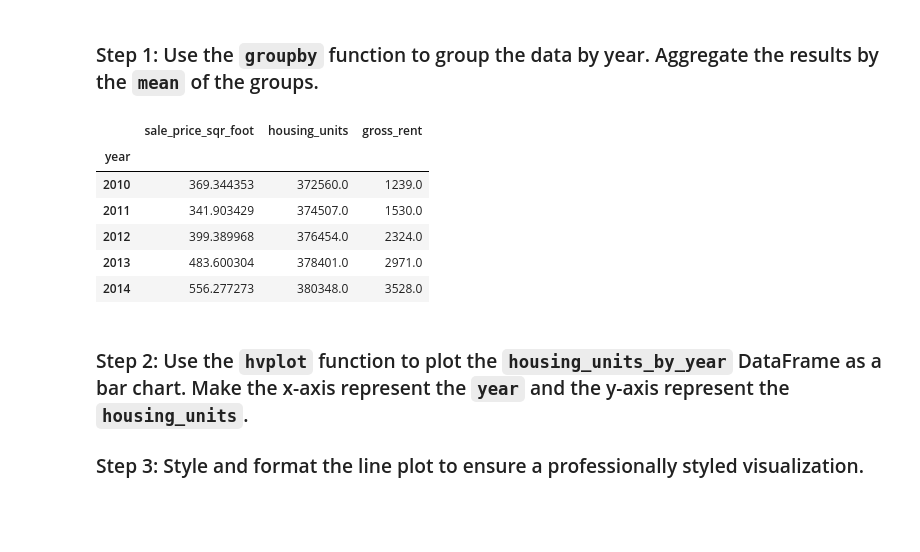
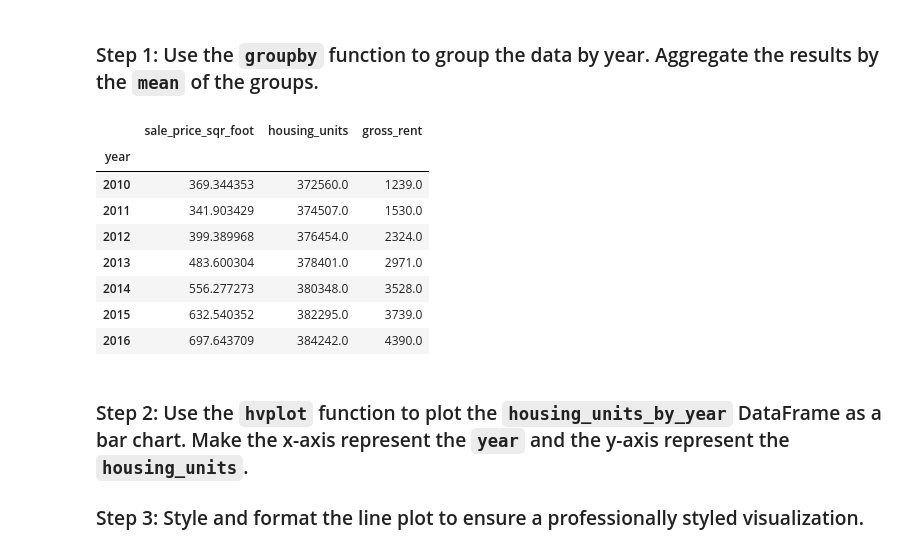
Before and after one commit to AthitXX/AthitXX-UW_FinTech_Challenge_6, a Jupyter notebook: san_francisco_housing.ipynb, the cells around one changed output. Saved outputs shown, nothing was run; the diff lists cells and outputs as text; code cells hidden in the pictures; blank space fills up the shorter version.

```diff
--- a/san_francisco_housing.ipynb
+++ b/san_francisco_housing.ipynb
@@ -168,17 +168,19 @@ For this part of the assignment, use numerical and visual aggregation to calcula
 # %%
 # Create a numerical aggregation that groups the data by the year and then averages the results.
 housing_units_by_year = sfo_data_df.groupby("year").mean()
 
 # Review the DataFrame
-housing_units_by_year.head()
+display(housing_units_by_year)
 # %% [output]
 |  | sale_price_sqr_foot | housing_units | gross_rent |
 | year |  |  |  |
 | 2010 | 369.344353 | 372560.0 | 1239.0 |
 | 2011 | 341.903429 | 374507.0 | 1530.0 |
 | 2012 | 399.389968 | 376454.0 | 2324.0 |
 | 2013 | 483.600304 | 378401.0 | 2971.0 |
 | 2014 | 556.277273 | 380348.0 | 3528.0 |
+| 2015 | 632.540352 | 382295.0 | 3739.0 |
+| 2016 | 697.643709 | 384242.0 | 4390.0 |
 # %% [markdown]
 ### Step 2: Use the `hvplot` function to plot the `housing_units_by_year` DataFrame as a bar chart. Make the x-axis represent the `year` and the y-axis represent the `housing_units`.
 
```
Also changed, not shown: parts of 21 cells of this notebook.
